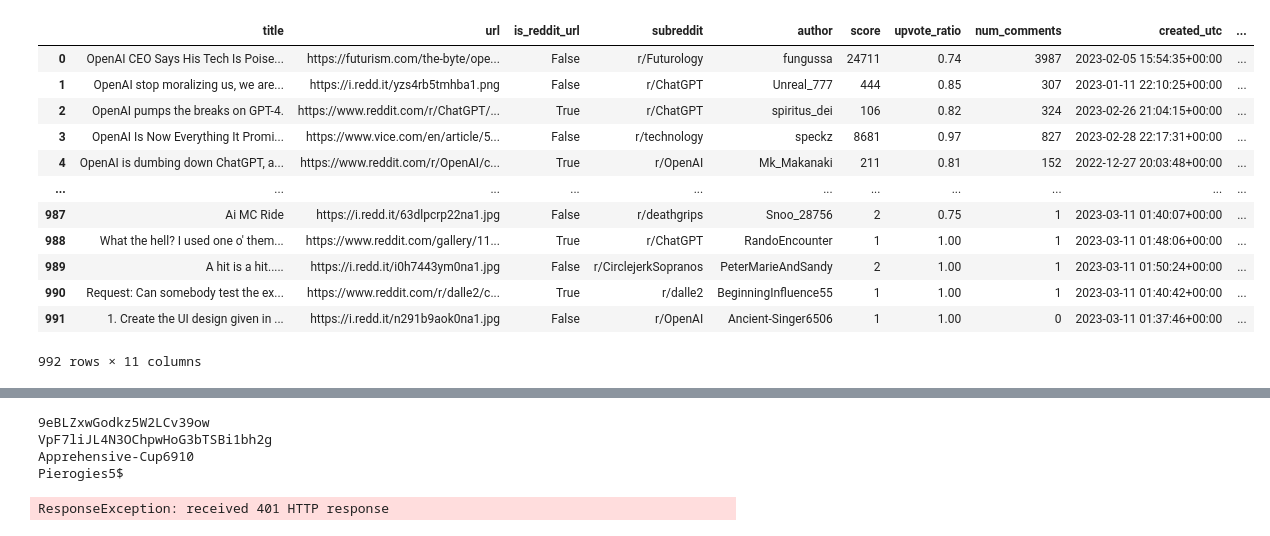
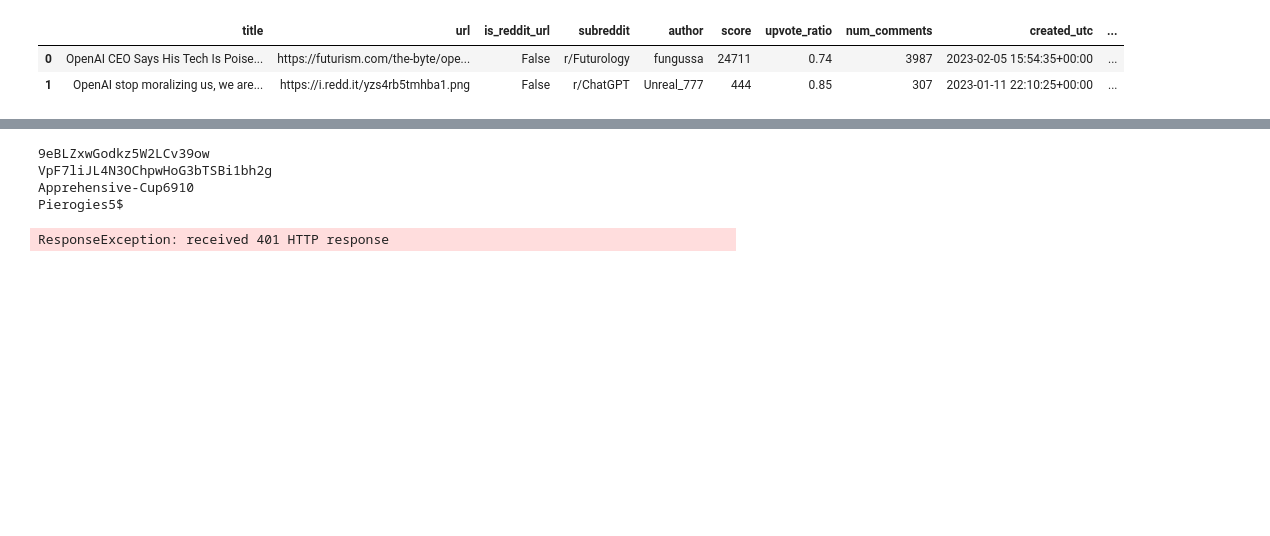
Before and after one commit to nogibjj/brand-monitor-reddit, a Jupyter notebook: scrape.ipynb, the cells around one changed output, grey strips where cells are left out. Saved outputs shown, nothing was run; the diff lists cells and outputs as text; code cells hidden in the pictures; blank space fills up the shorter version.

```diff
--- a/scrape.ipynb
+++ b/scrape.ipynb
@@ -89,22 +89,14 @@ df = pd.DataFrame(metadata)
 
 # Save the DataFrame to a CSV file
 df.to_csv("metadata.csv", index=False)
+# %%
+df = pd.read_csv("metadata.csv")
 # %%
-df
+df.head(2)
 # %% [output]
 |  | title | url | is_reddit_url | subreddit | author | score | upvote_ratio | num_comments | created_utc | ... |
 | 0 | OpenAI CEO Says His Tech Is Poise... | https://futurism.com/the-byte/ope... | False | r/Futurology | fungussa | 24711 | 0.74 | 3987 | 2023-02-05 15:54:35+00:00 | ... |
 | 1 | OpenAI stop moralizing us, we are... | https://i.redd.it/yzs4rb5tmhba1.png | False | r/ChatGPT | Unreal_777 | 444 | 0.85 | 307 | 2023-01-11 22:10:25+00:00 | ... |
-| 2 | OpenAI pumps the breaks on GPT-4. | https://www.reddit.com/r/ChatGPT/... | True | r/ChatGPT | spiritus_dei | 106 | 0.82 | 324 | 2023-02-26 21:04:15+00:00 | ... |
-| 3 | OpenAI Is Now Everything It Promi... | https://www.vice.com/en/article/5... | False | r/technology | speckz | 8681 | 0.97 | 827 | 2023-02-28 22:17:31+00:00 | ... |
-| 4 | OpenAI is dumbing down ChatGPT, a... | https://www.reddit.com/r/OpenAI/c... | True | r/OpenAI | Mk_Makanaki | 211 | 0.81 | 152 | 2022-12-27 20:03:48+00:00 | ... |
-| ... | ... | ... | ... | ... | ... | ... | ... | ... | ... | ... |
-| 987 | Ai MC Ride | https://i.redd.it/63dlpcrp22na1.jpg | False | r/deathgrips | Snoo_28756 | 2 | 0.75 | 1 | 2023-03-11 01:40:07+00:00 | ... |
-| 988 | What the hell? I used one o' them... | https://www.reddit.com/gallery/11... | True | r/ChatGPT | RandoEncounter | 1 | 1.00 | 1 | 2023-03-11 01:48:06+00:00 | ... |
-| 989 | A hit is a hit..... | https://i.redd.it/i0h7443ym0na1.jpg | False | r/CirclejerkSopranos | PeterMarieAndSandy | 2 | 1.00 | 1 | 2023-03-11 01:50:24+00:00 | ... |
-| 990 | Request: Can somebody test the ex... | https://www.reddit.com/r/dalle2/c... | True | r/dalle2 | BeginningInfluence55 | 1 | 1.00 | 1 | 2023-03-11 01:40:42+00:00 | ... |
-| 991 | 1. Create the UI design given in ... | https://i.redd.it/n291b9aok0na1.jpg | False | r/OpenAI | Ancient-Singer6506 | 1 | 1.00 | 0 | 2023-03-11 01:37:46+00:00 | ... |
-992 rows × 11 columns
 # %%
 import praw
 import os
```
